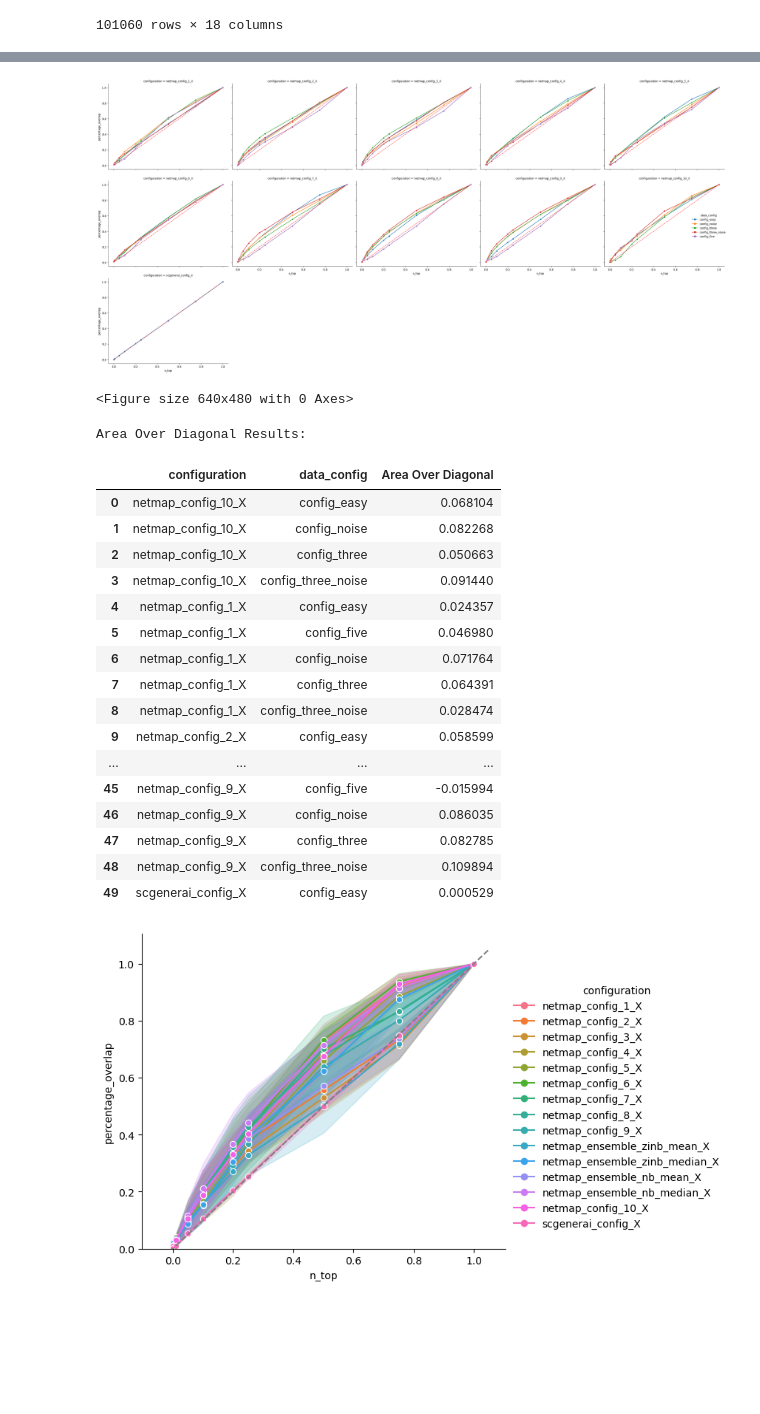
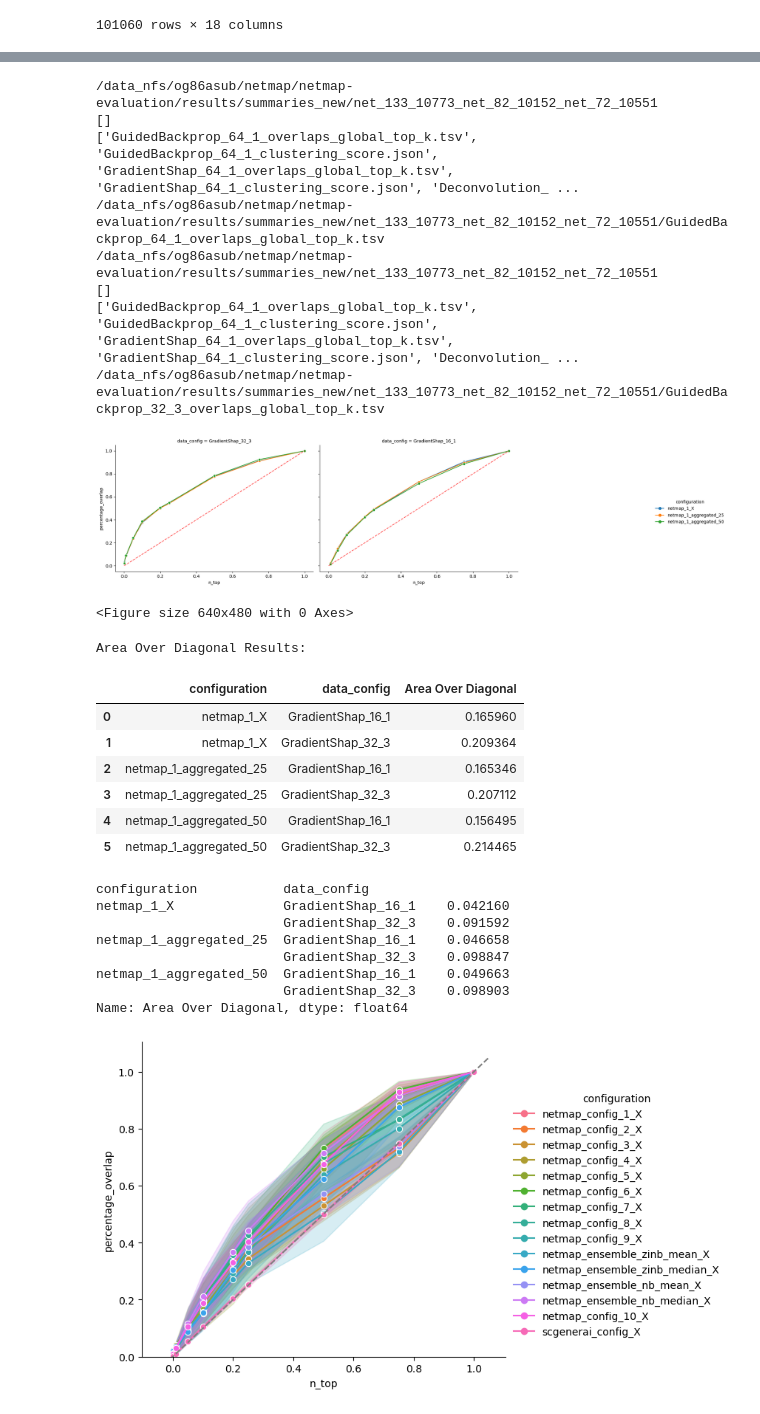
Before and after one commit to bionetslab/netmap-evaluation, a Jupyter notebook: src/evaluation/aggregated_results.ipynb, the cells around one changed output, grey strips where cells are left out. Drawn from its saved outputs; the diff is of its cells as text; code cells hidden in the pictures; blank space fills up the shorter version.

```diff
--- a/src/evaluation/aggregated_results.ipynb
+++ b/src/evaluation/aggregated_results.ipynb
@@ -91,7 +91,7 @@ def read_all_results(root_dir, select = ('overlaps_global_top_k_quantile_count.t
 
     return all_results
 # %%
-all_overlaps = read_all_results('/data_nfs/og86asub/netmap/netmap-evaluation/results/summaries/', select=('overlaps_global_top_k_tf.tsv'))
+all_overlaps = read_all_results('/data_nfs/og86asub/netmap/netmap-evaluation/results/summaries_new/net_133_10773_net_82_10152_net_72_10551/', select=('GuidedBackprop_64_3_overlaps_global_top_k.tsv'))
 #grnb = read_all_results2('/data_nfs/og86asub/netmap/netmap-evaluation/results/summaries/config_easy/', select=('overlaps_global_top_k.tsv'))
-scgenerai = read_all_results('/data_nfs/og86asub/netmap/netmap-evaluation/results/summaries/config_easy/', select=('overlaps_global_top_k_averaged.tsv'))
+#scgenerai = read_all_results('/data_nfs/og86asub/netmap/netmap-evaluation/results/summaries/config_easy/', select=('overlaps_global_top_k_averaged.tsv'))
 # %% [output]
@@ -184,47 +194,68 @@ data = pd.concat([ all_overlaps_sub, scgenerai_sub], ignore_index=True)
 # %%
+all_overlaps = read_all_results('/data_nfs/og86asub/netmap/netmap-evaluation/results/summaries_new/net_133_10773_net_82_10152_net_72_10551/', select=('GuidedBackprop_64_1_overlaps_global_top_k.tsv'))
+all_overlaps2 = read_all_results('/data_nfs/og86asub/netmap/netmap-evaluation/results/summaries_new/net_133_10773_net_82_10152_net_72_10551/', select=('GuidedBackprop_32_3_overlaps_global_top_k.tsv'))
 
+#scgenerai = process_results(scgenerai)
+all_overlaps = process_results(all_overlaps)
+all_overlaps['data_config'] = 'GradientShap_32_3'
+
+all_overlaps2 = process_results(all_overlaps2)
+all_overlaps2['data_config'] = 'GradientShap_16_1'
+
+all_overlaps_sub  = all_overlaps.loc[(all_overlaps.target == 'on_target') & (all_overlaps.net_type=='strict') & (all_overlaps.direction=='reverse') & (all_overlaps.configuration != 'scgenerai_config_X'), ['n_top', 'percentage_overlap',  'configuration', 'data_config']]
+all_overlaps_sub2  = all_overlaps2.loc[(all_overlaps.target == 'on_target') & (all_overlaps2.net_type=='strict') & (all_overlaps2.direction=='reverse') & (all_overlaps2.configuration != 'scgenerai_config_X'), ['n_top', 'percentage_overlap',  'configuration', 'data_config']]
+
+all_overlaps_sub = pd.concat([all_overlaps_sub, all_overlaps_sub2])
 g = sns.relplot(
-    data=data, # Use the filtered data
+    data=all_overlaps_sub, # Use the filtered data
     #hue='configuration',
     x='n_top',
     y='percentage_overlap',
     kind='line',
-    col = 'configuration',
-    hue = 'data_config',
+    hue = 'configuration',
+    col=  'data_config',
     marker='o',
-    height=5, # Height of each facet (in inches)
+    height=5, # Height of eall_overlaps_sub  = all_overlaps.loc[(all_overlaps.target == 'on_target') & (all_overlaps.net_type=='strict') & (all_overlaps.direction=='forward') & (all_overlaps.configuration != 'scgenerai_config_X'), ['n_top', 'percentage_overlap',  'configuration', 'data_config']]
     aspect=1.2, # Aspect ratio of each facet (width/height)
-    col_wrap = 5,
+    col_wrap = 3,
     errorbar=None
 )
 
 # Add the hardcoded x=y line (0 to 1) to every panel
 for ax in g.axes.flat:
     # Hardcoding the x and y coordinates to [0, 1]
     ax.plot([0, 1], [0, 1],
             color='red',
             linestyle='--',
             alpha=0.7,
             linewidth=1.5,
             zorder=5) # Use zorder to ensure the line is on top of other elements
 
 plt.tight_layout()
 plt.show()
 
 # 4. Customizations
 g.figure.suptitle('On cluster edges by Facet Variable', y=1.03) # Main title for the entire figure
 g.set_axis_labels('#top edges', 'Percentage overlap') # Set axis labels for all facets
 g.set_titles(col_template="{col_name}") # Customize the title above each panel (optional)
 
 plt.tight_layout()
 plt.show()
 # %% [output]
+/data_nfs/og86asub/netmap/netmap-evaluation/results/summaries_new/net_133_10773_net_82_10152_net_72_10551
+[]
+['GuidedBackprop_64_1_overlaps_global_top_k.tsv', 'GuidedBackprop_64_1_clustering_score.json', 'GradientShap_64_1_overlaps_global_top_k.tsv', 'GradientShap_64_1_clustering_score.json', 'Deconvolution_ ...
+/data_nfs/og86asub/netmap/netmap-evaluation/results/summaries_new/net_133_10773_net_82_10152_net_72_10551/GuidedBackprop_64_1_overlaps_global_top_k.tsv
+/data_nfs/og86asub/netmap/netmap-evaluation/results/summaries_new/net_133_10773_net_82_10152_net_72_10551
+[]
+['GuidedBackprop_64_1_overlaps_global_top_k.tsv', 'GuidedBackprop_64_1_clustering_score.json', 'GradientShap_64_1_overlaps_global_top_k.tsv', 'GradientShap_64_1_clustering_score.json', 'Deconvolution_ ...
+/data_nfs/og86asub/netmap/netmap-evaluation/results/summaries_new/net_133_10773_net_82_10152_net_72_10551/GuidedBackprop_32_3_overlaps_global_top_k.tsv
-[figure, old version]
+[figure, new version]
-<Figure size 640x480 with 0 Axes>
+<Figure size 640x480 with 0 Axes>
 # %%
-# 1. Aggregate the data
+import scipy.integrate as si
 # We assume the line plot computed the mean 'percentage_overlap' for each unique 'n_top' and 'configuration'.
-aggregated_data = data.groupby(['configuration', 'n_top', 'data_config'])['percentage_overlap'].mean().reset_index()
+aggregated_data = all_overlaps_sub.groupby(['configuration', 'n_top', 'data_config'])['percentage_overlap'].mean().reset_index()
 
 # 2. Function to compute the area over the diagonal (y > x) for a single group
 def compute_area_over_diagonal(group):
@@ -240,7 +271,7 @@ def compute_area_over_diagonal(group):
 
     # Use numpy's trapezoidal rule (numerical integration) to compute the area:
     # Area = Integral of (y - x) dx over the positive region
-    area = np.trapz(y=difference, x=group['n_top'])
+    area = si.trapezoid(y=difference, x=group['n_top'])
     return area
 
 # 3. Apply the function to each configuration group
@@ -253,22 +284,23 @@ area_df
 # %% [output]
 Area Over Diagonal Results:
 |  | configuration | data_config | Area Over Diagonal |
-| 0 | netmap_config_10_X | config_easy | 0.068104 |
-| 1 | netmap_config_10_X | config_noise | 0.082268 |
-| 2 | netmap_config_10_X | config_three | 0.050663 |
-| 3 | netmap_config_10_X | config_three_noise | 0.091440 |
-| 4 | netmap_config_1_X | config_easy | 0.024357 |
-| 5 | netmap_config_1_X | config_five | 0.046980 |
-| 6 | netmap_config_1_X | config_noise | 0.071764 |
-| 7 | netmap_config_1_X | config_three | 0.064391 |
-| 8 | netmap_config_1_X | config_three_noise | 0.028474 |
-| 9 | netmap_config_2_X | config_easy | 0.058599 |
-| ... | ... | ... | ... |
-| 45 | netmap_config_9_X | config_five | -0.015994 |
-| 46 | netmap_config_9_X | config_noise | 0.086035 |
-| 47 | netmap_config_9_X | config_three | 0.082785 |
-| 48 | netmap_config_9_X | config_three_noise | 0.109894 |
-| 49 | scgenerai_config_X | config_easy | 0.000529 |
+| 0 | netmap_1_X | GradientShap_16_1 | 0.165960 |
+| 1 | netmap_1_X | GradientShap_32_3 | 0.209364 |
+| 2 | netmap_1_aggregated_25 | GradientShap_16_1 | 0.165346 |
+| 3 | netmap_1_aggregated_25 | GradientShap_32_3 | 0.207112 |
+| 4 | netmap_1_aggregated_50 | GradientShap_16_1 | 0.156495 |
+| 5 | netmap_1_aggregated_50 | GradientShap_32_3 | 0.214465 |
+# %%
+area_results
+# %% [output]
+configuration           data_config
+netmap_1_X              GradientShap_16_1    0.042160
+                        GradientShap_32_3    0.091592
+netmap_1_aggregated_25  GradientShap_16_1    0.046658
+                        GradientShap_32_3    0.098847
+netmap_1_aggregated_50  GradientShap_16_1    0.049663
+                        GradientShap_32_3    0.098903
+Name: Area Over Diagonal, dtype: float64
 # %%
 #grnb_sub = grnb.loc[grnb.type == 'on_target', :]
 #grnb_sub = grnb_sub.loc[:,  ['n_top', 'percentage_overlap', 'configuration']]
```
Also changed, not shown: parts of 5 cells of this notebook, 8 other files.
